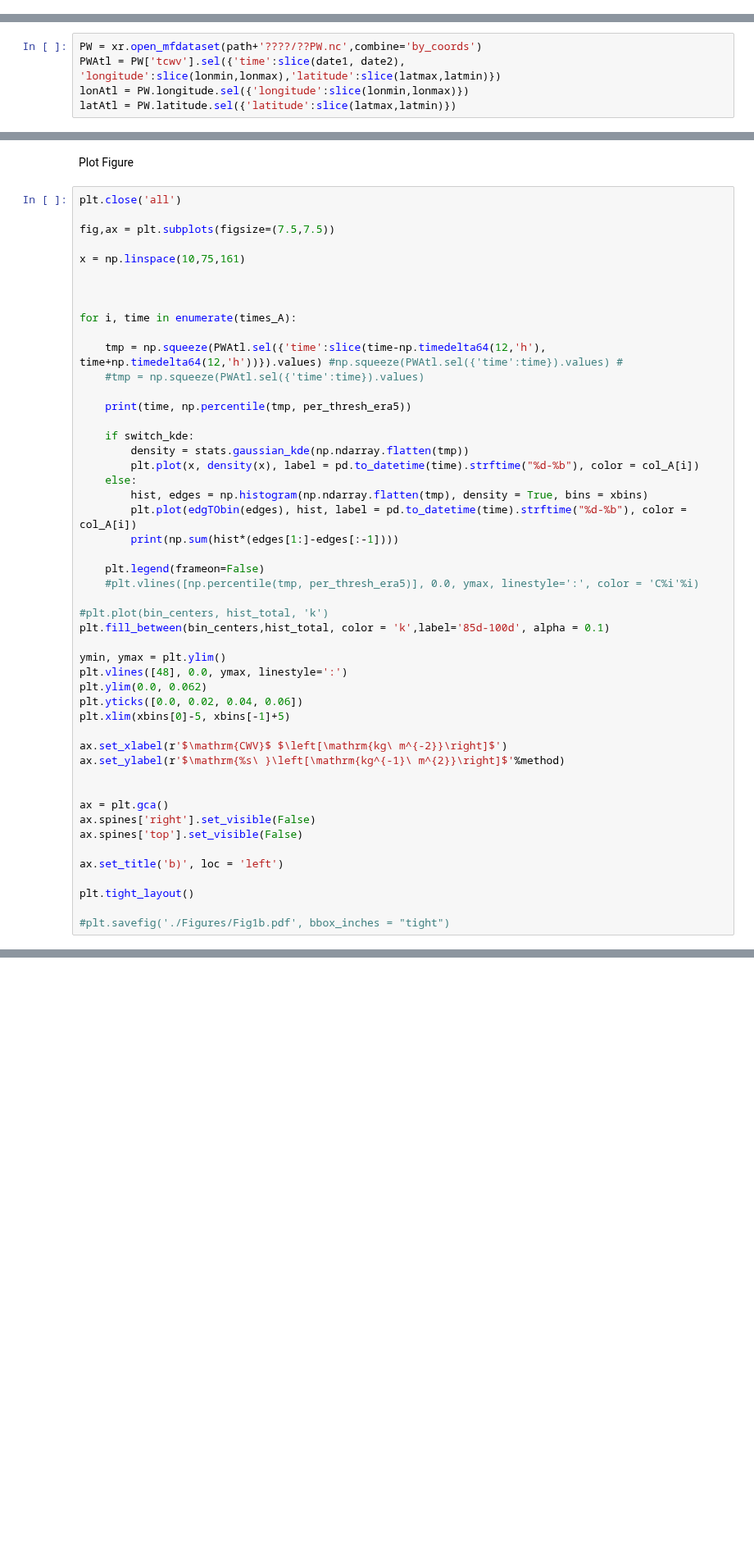
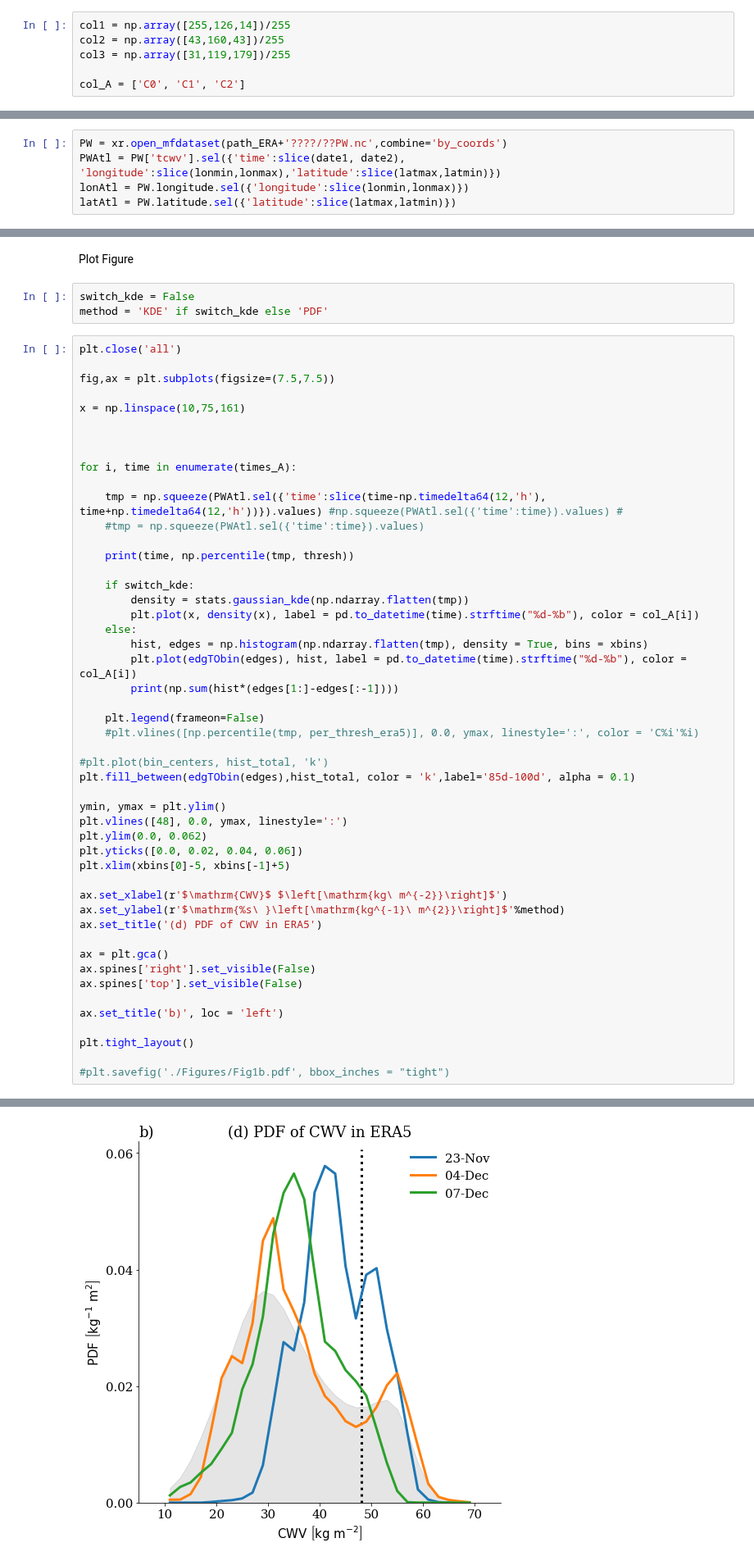
Before and after one commit to tbeucler/2019_WMI, a Jupyter notebook: dev/tbeucler/015_New_Figure_12.ipynb, the cells around one changed output, grey strips where cells are left out. Shown at 82% size. Cells and saved outputs as stored; diff of their text form; blank space fills up the shorter version.

Commit message:
First draft of new Figures 1 and 2, need to save reduced data

```diff
--- a/dev/tbeucler/015_New_Figure_12.ipynb
+++ b/dev/tbeucler/015_New_Figure_12.ipynb
@@ -46,6 +47,12 @@ plt.close('all')
 
 # Physical constants
 stday = 24*3600
+# %%
+col1 = np.array([255,126,14])/255
+col2 = np.array([43,160,43])/255
+col3 = np.array([31,119,179])/255
+
+col_A = ['C0', 'C1', 'C2']
 # %% [markdown]
 ## 0.2) Utilities
 # %%
@@ -174,7 +225,7 @@ date1, date2 = np.datetime64('2000-01-01T00:00'), np.datetime64('2017-12-31T23:0
 # %%
 thresh = 83 #48mm in percentile
 # %%
-PW = xr.open_mfdataset(path+'????/??PW.nc',combine='by_coords')
+PW = xr.open_mfdataset(path_ERA+'????/??PW.nc',combine='by_coords')
 PWAtl = PW['tcwv'].sel({'time':slice(date1, date2), 'longitude':slice(lonmin,lonmax),'latitude':slice(latmax,latmin)})
 lonAtl = PW.longitude.sel({'longitude':slice(lonmin,lonmax)})
 latAtl = PW.latitude.sel({'latitude':slice(latmax,latmin)})
@@ -267,5 +315,8 @@ plt.plot()
 # %% [markdown]
 Plot Figure
+# %%
+switch_kde = False
+method = 'KDE' if switch_kde else 'PDF'
 # %%
 plt.close('all')
 
@@ -280,7 +331,7 @@ for i, time in enumerate(times_A):
     tmp = np.squeeze(PWAtl.sel({'time':slice(time-np.timedelta64(12,'h'), time+np.timedelta64(12,'h'))}).values) #np.squeeze(PWAtl.sel({'time':time}).values) #
     #tmp = np.squeeze(PWAtl.sel({'time':time}).values)
 
-    print(time, np.percentile(tmp, per_thresh_era5))
+    print(time, np.percentile(tmp, thresh))
 
     if switch_kde:
         density = stats.gaussian_kde(np.ndarray.flatten(tmp))
@@ -294,7 +345,7 @@ for i, time in enumerate(times_A):
     #plt.vlines([np.percentile(tmp, per_thresh_era5)], 0.0, ymax, linestyle=':', color = 'C%i'%i)
 
 #plt.plot(bin_centers, hist_total, 'k')
-plt.fill_between(bin_centers,hist_total, color = 'k',label='85d-100d', alpha = 0.1)
+plt.fill_between(edgTObin(edges),hist_total, color = 'k',label='85d-100d', alpha = 0.1)
 
 ymin, ymax = plt.ylim()
 plt.vlines([48], 0.0, ymax, linestyle=':')
@@ -304,7 +355,7 @@ plt.xlim(xbins[0]-5, xbins[-1]+5)
 
 ax.set_xlabel(r'$\mathrm{CWV}$ $\left[\mathrm{kg\ m^{-2}}\right]$')
 ax.set_ylabel(r'$\mathrm{%s\ }\left[\mathrm{kg^{-1}\ m^{2}}\right]$'%method)
-
+ax.set_title('(d) PDF of CWV in ERA5')
 
 ax = plt.gca()
 ax.spines['right'].set_visible(False)
@@ -315,3 +366,4 @@ ax.set_title('b)', loc = 'left')
 plt.tight_layout()
 
 #plt.savefig('./Figures/Fig1b.pdf', bbox_inches = "tight")
+# %% [output]
@@ -318,3 +376,4 @@ plt.tight_layout()
+[figure, added]
 # %% [markdown]
 #### Save Reduced Data
 # %% [markdown]
```
Also changed, not shown: parts of 34 cells of this notebook.
